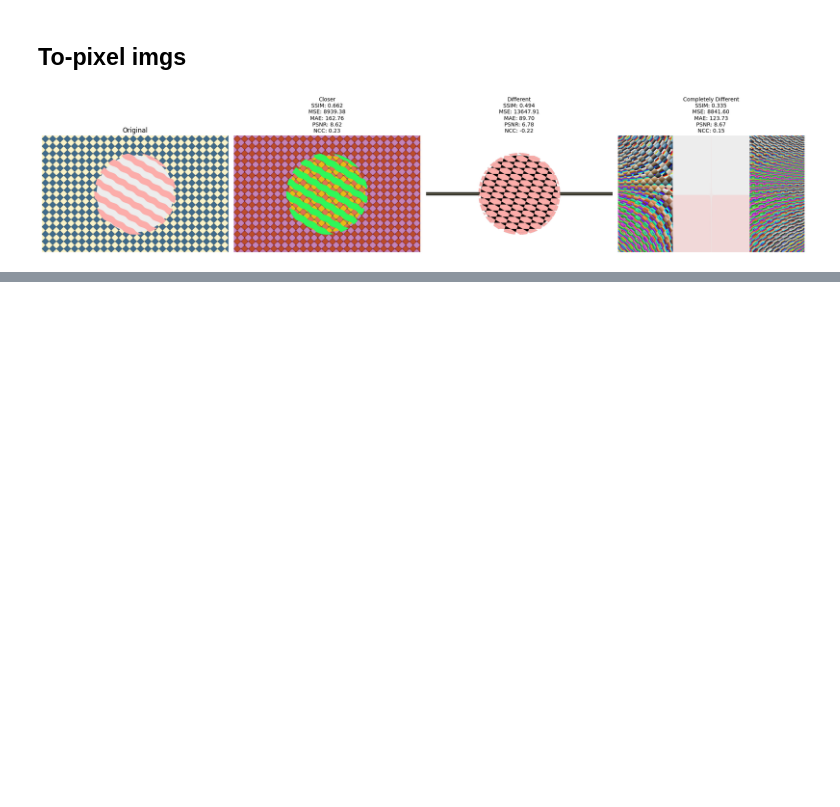
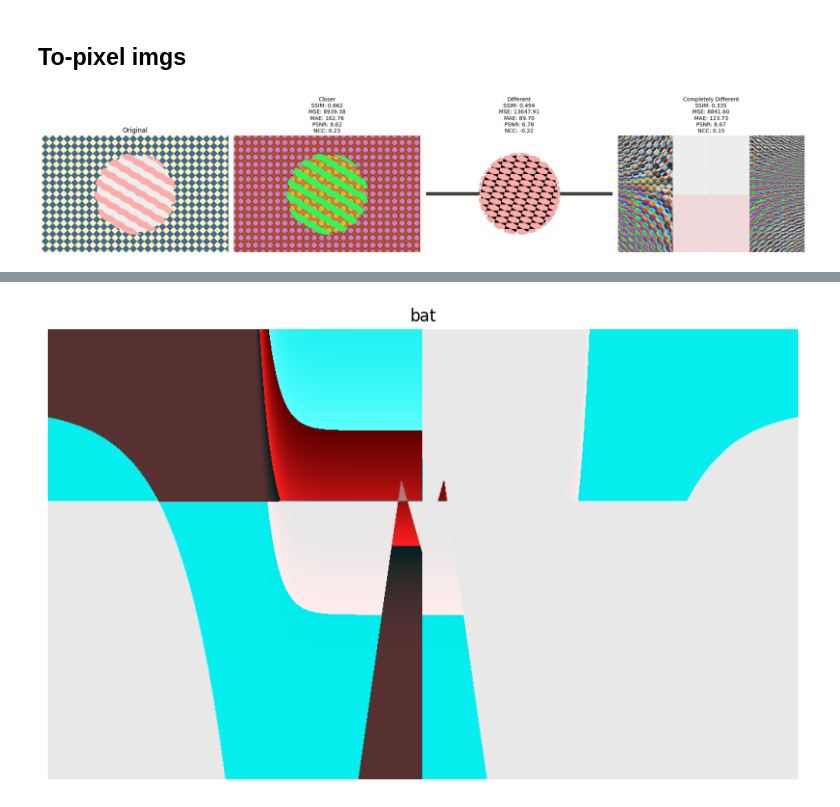
Before and after one commit to MatTheTab/mathematical-image-synthesis, a Jupyter notebook: comparison_tests.ipynb, the cells around one changed output, grey strips where cells are left out. Drawn from its saved outputs; the diff is of its cells as text; code cells hidden in the pictures; blank space fills up the shorter version.

```diff
--- a/comparison_tests.ipynb
+++ b/comparison_tests.ipynb
@@ -382,0 +477,33 @@ plot_comparison(images, results)
+# %%
+def safe_exp_exp(val):
+    val = np.where(val > 700, 700, val)
+    return np.exp(-np.exp(val))
+
+def D(x, y):
+    value = safe_exp_exp(1000 * (y-7*np.abs(x) + np.abs(y))) * safe_exp_exp(-1000 * (-y-7*np.abs(x) + 3))
+    return value
+
+def B(x, y):
+    value = (1 - D(x, y)) + D(x,y) * safe_exp_exp(-0.8 * (y-1.01))**2 + safe_exp_exp(1000 * (y-0.7)) + safe_exp_exp(-2000 * x)
+    return value
+
+def A(x, y):
+    return safe_exp_exp(-2000 - y - (0.8 - 0.05)) + \
+        safe_exp_exp(0.8 * (-y + pow(400, np.abs(x)-2) + 0.8)) + safe_exp_exp(-5000 * (-y - 0.1*pow(4.7, -np.abs(x) + 5.15) - 0.05 + 2)) * \
+        safe_exp_exp(-5000 * (1000*pow(0.8, 5.15) + x))
+
+def f(x, y, p):
+    return safe_exp_exp(1.25 * (A(x,y) * B(x,y) - 1)) * 1000 * p + 1000
+
+def rgb(x, y, p):
+    return f((x-500)/100, (300-y)/100, p)
+
+img5 = generate_pixel_img(rgb, 1000, 600, c=[1,0.2,0.2])
+
+plt.figure(figsize=(10, 6))
+plt.imshow(img5)
+plt.axis('off')
+plt.title("bat")
+plt.show()
+# %% [output]
+[figure, added]
```
Also changed, not shown: parts of 6 cells of this notebook.
